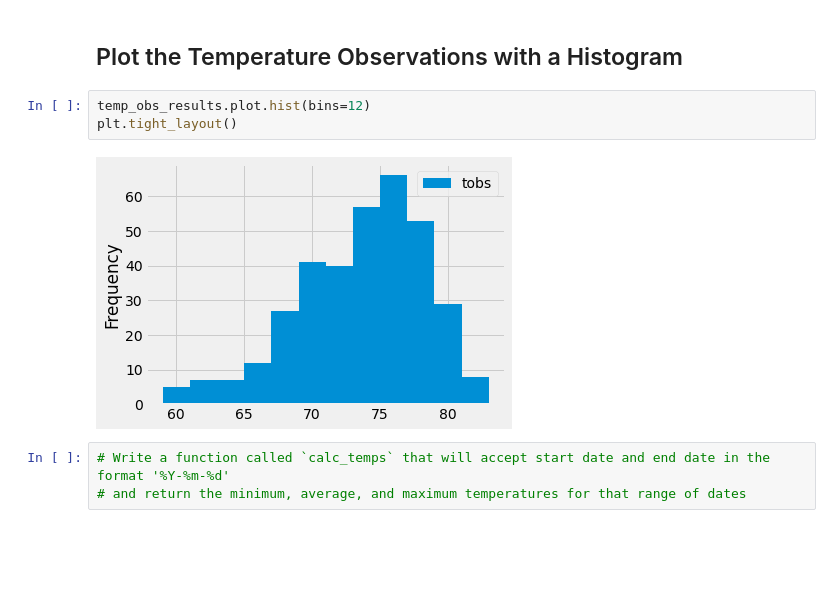
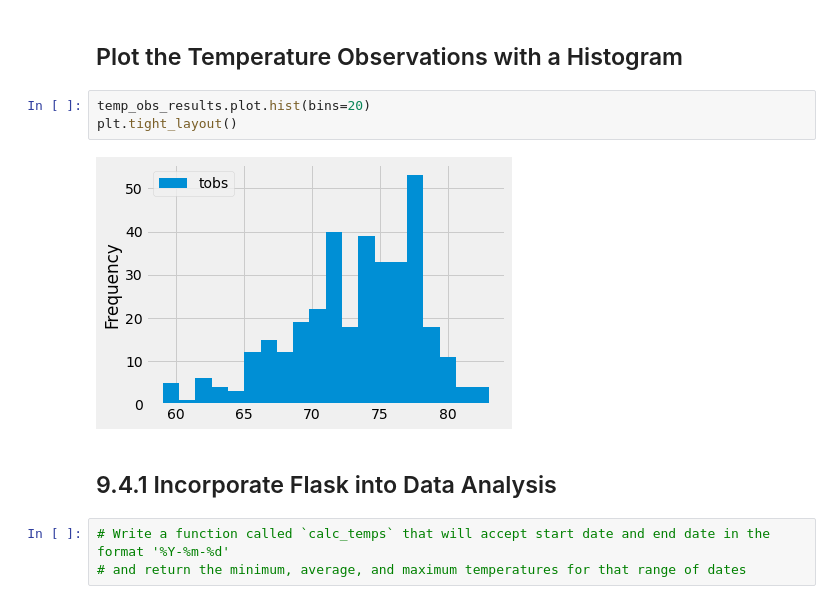
Before and after one commit to Tara-Lightner/surfs_up, a Jupyter notebook: climate_analysis.ipynb, the cells around one changed output. Drawn from its saved outputs; the diff is of its cells as text; blank space fills up the shorter version.

```diff
--- a/climate_analysis.ipynb
+++ b/climate_analysis.ipynb
@@ -228,10 +228,12 @@ print(temp_obs_results)
 # %% [markdown]
 ## Plot the Temperature Observations with a Histogram
 # %%
-temp_obs_results.plot.hist(bins=12)
+temp_obs_results.plot.hist(bins=20)
 plt.tight_layout()
 # %% [output]
-[figure, old version]
+[figure, new version]
+# %% [markdown]
+## 9.4.1 Incorporate Flask into Data Analysis
 # %%
 # Write a function called `calc_temps` that will accept start date and end date in the format '%Y-%m-%d'
 # and return the minimum, average, and maximum temperatures for that range of dates
```
Also changed, not shown: 1 other file.
